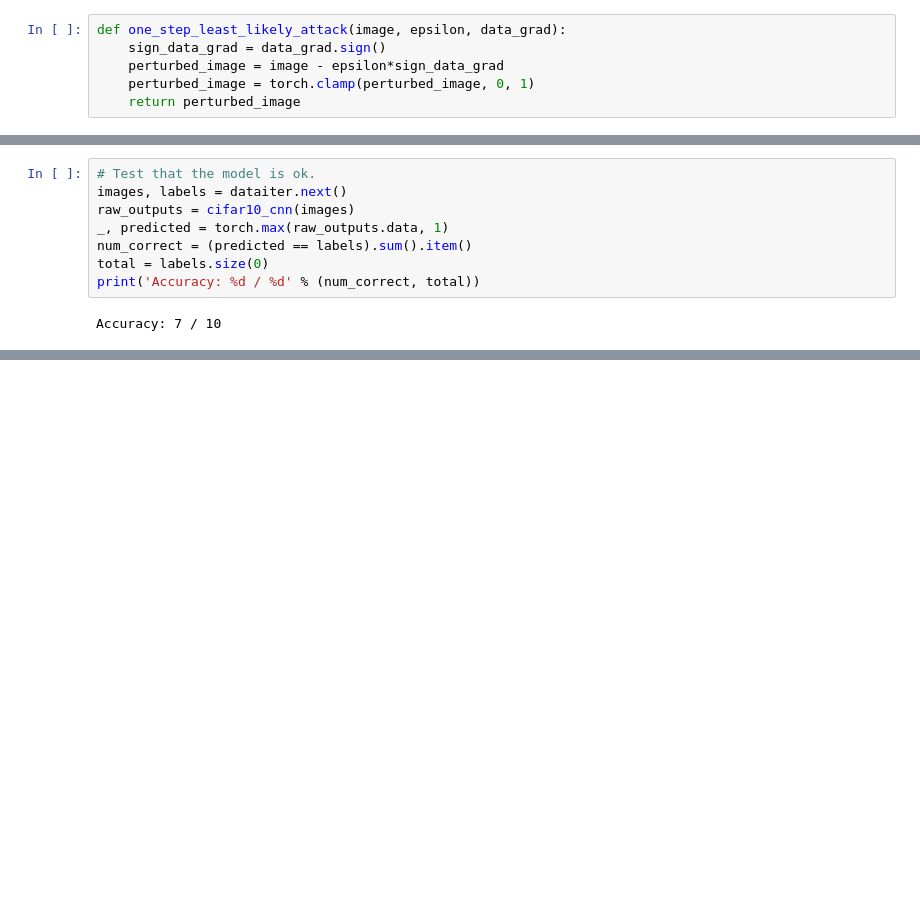
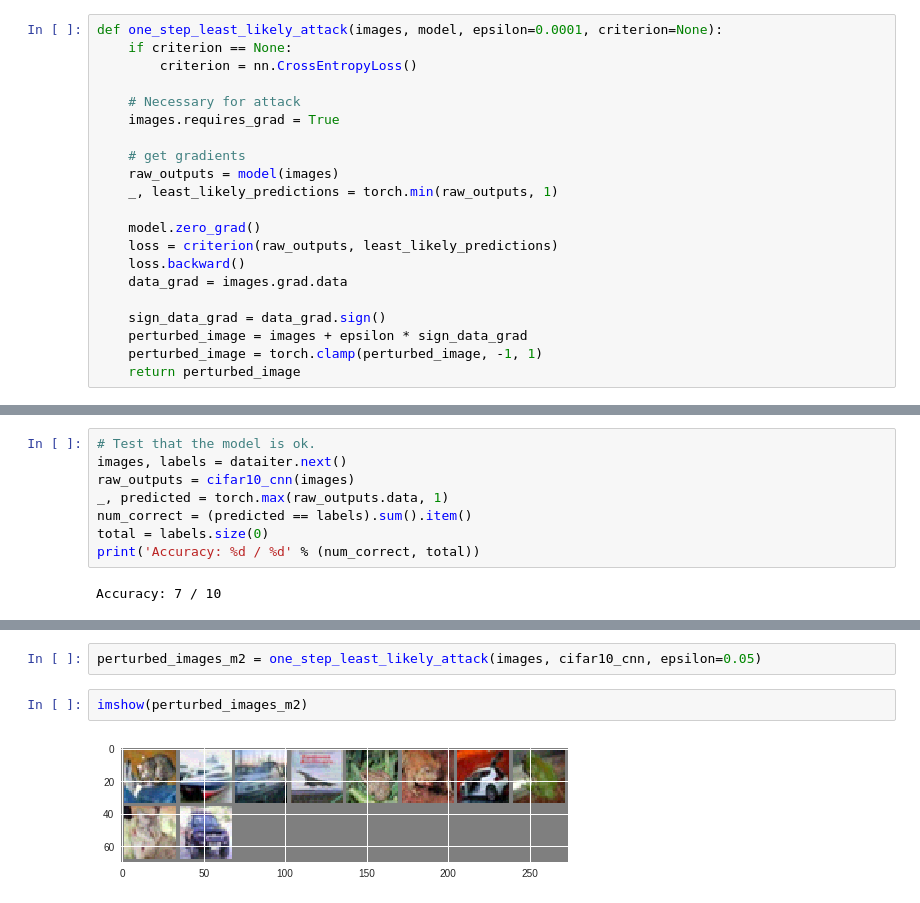
Before and after one commit to dennis-sell/pytorch-fun, a Jupyter notebook: AdversarialML_Scale.ipynb, the cells around one changed output, grey strips where cells are left out. Cells and saved outputs as stored; diff of their text form; blank space fills up the shorter version.

```diff
--- a/AdversarialML_Scale.ipynb
+++ b/AdversarialML_Scale.ipynb
@@ -31,10 +60,25 @@ def fgsm_attack(image, epsilon, data_grad):
     return perturbed_image
-# %%
-def one_step_least_likely_attack(image, epsilon, data_grad):
-    sign_data_grad = data_grad.sign()
-    perturbed_image = image - epsilon*sign_data_grad
-    perturbed_image = torch.clamp(perturbed_image, 0, 1)
-    return perturbed_image
+# %%
+def one_step_least_likely_attack(images, model, epsilon=0.0001, criterion=None):
+    if criterion == None:
+        criterion = nn.CrossEntropyLoss()
+
+    # Necessary for attack
+    images.requires_grad = True
+
+    # get gradients
+    raw_outputs = model(images)
+    _, least_likely_predictions = torch.min(raw_outputs, 1)
+
+    model.zero_grad()
+    loss = criterion(raw_outputs, least_likely_predictions)
+    loss.backward()
+    data_grad = images.grad.data
+
+    sign_data_grad = data_grad.sign()
+    perturbed_image = images + epsilon * sign_data_grad
+    perturbed_image = torch.clamp(perturbed_image, -1, 1)
+    return perturbed_image
 # %% [markdown]
 # Choosing Models
 The paper claims that single-iteration attacks are quite transferable across models, regardless of weights or even architectures. Neverthless let's start off simple with two relatively similar models. The more advanced model has a few more layers and is trained using Batch Normalization, but it is still fundamenetally the same model.
@@ -106,0 +174,6 @@ Accuracy: 7 / 10
+# %%
+perturbed_images_m2 = one_step_least_likely_attack(images, cifar10_cnn, epsilon=0.05)
+# %%
+imshow(perturbed_images_m2)
+# %% [output]
+[figure, added]
```
Also changed, not shown: parts of 9 cells of this notebook.
